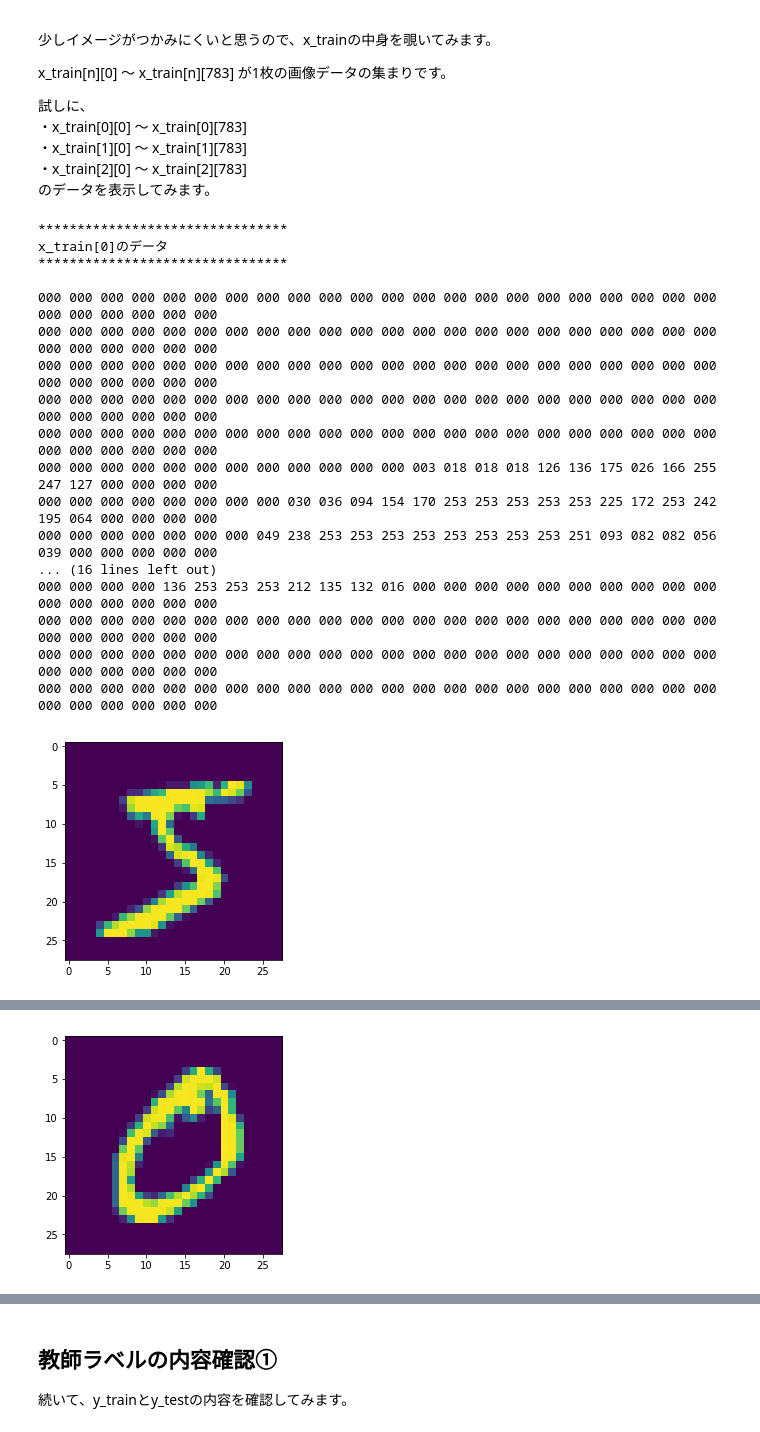
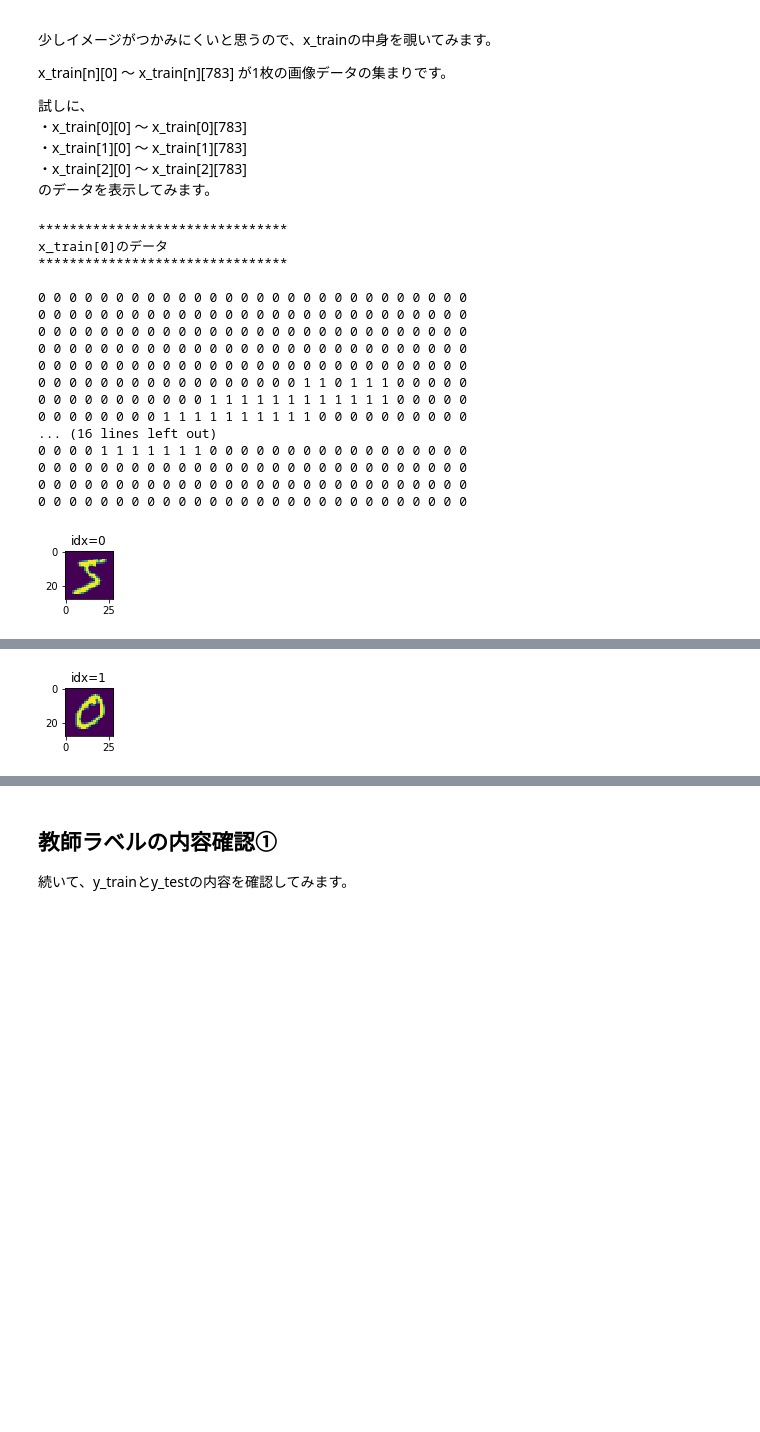
Before and after one commit to kurupical/keras_handson, a Jupyter notebook: handson_keras.ipynb, the cells around one changed output, grey strips where cells are left out. Cells and saved outputs as stored; diff of their text form; code cells hidden in the pictures; blank space fills up the shorter version.

```diff
--- a/handson_keras.ipynb
+++ b/handson_keras.ipynb
@@ -36,0 +51,28 @@ x_testの形:(10000, 28, 28)
+# %%
+#############################################
+# 内容確認。ここは書かなくてOKです。
+#############################################
+# 学習とテストデータを閲覧する
+columns = 5
+rows = 1
+# 一行で複数の画像を描画する
+def display_thumb_line(x_data_set, sample_index):
+    fig=plt.figure(figsize=(5, 5))
+    n_sample = min(len(sample_index), (columns * rows))
+    for idx in range(n_sample):
+        fig.add_subplot(rows, columns, idx + 1)
+        plt.imshow(x_data_set[sample_index[idx]])
+        plt.title("idx={0}".format(sample_index[idx]))
+    plt.show()
+
+print("********************************")
+print("TRAIN")
+print("********************************\n")
+for digit in range(10):
+    try:
+        sample_index = np.argwhere(y_train == digit)
+    except ValueError:
+        sample_index = []
+    sample_index = sample_index.reshape(-1)
+    if (len(sample_index) > 0):
+        display_thumb_line(x_train, sample_index)
@@ -66,44 +151,42 @@ x_train[n][0] 〜 x_train[n][783] が1枚の画像データの集まりです。
 ・x_train[2][0] 〜 x_train[2][783]<br>
 のデータを表示してみます。<br>
 # %%
-# 内容確認。ここは書かなくてOKです
-import numpy as np
-import matplotlib.pyplot as plt
-
-for i in range(3):
+#############################################
+# 内容確認。ここは書かなくてOKです。
+#############################################
+for i in range(2):
     print("********************************")
     print("x_train[{}]のデータ".format(i))
     print("********************************\n")
 
     for j in range(28):
         w_str = ""
         for k in range(28):
-            w_str2 = "{0:03d} ".format(int(x_train[i][28 * j + k] * 255))
+            #w_str2 = "{0:.2f} ".format(x_train[i][28 * j + k])
+            w_str2 = "{0:.0f} ".format(x_train[i][28 * j + k])
             w_str = w_str + w_str2
         print(w_str)
     print("\n")
-    img_px = x_train[i].reshape(28,28) * 255
-    plt.imshow(img_px)
-    plt.show()
+    display_thumb_line(x_train_org, [i])
 # %% [output]
 ********************************
 x_train[0]のデータ
 ********************************
 
-000 000 000 000 000 000 000 000 000 000 000 000 000 000 000 000 000 000 000 000 000 000 000 000 000 000 000 000
-000 000 000 000 000 000 000 000 000 000 000 000 000 000 000 000 000 000 000 000 000 000 000 000 000 000 000 000
-000 000 000 000 000 000 000 000 000 000 000 000 000 000 000 000 000 000 000 000 000 000 000 000 000 000 000 000
-000 000 000 000 000 000 000 000 000 000 000 000 000 000 000 000 000 000 000 000 000 000 000 000 000 000 000 000
-000 000 000 000 000 000 000 000 000 000 000 000 000 000 000 000 000 000 000 000 000 000 000 000 000 000 000 000
-000 000 000 000 000 000 000 000 000 000 000 000 003 018 018 018 126 136 175 026 166 255 247 127 000 000 000 000
-000 000 000 000 000 000 000 000 030 036 094 154 170 253 253 253 253 253 225 172 253 242 195 064 000 000 000 000
-000 000 000 000 000 000 000 049 238 253 253 253 253 253 253 253 253 251 093 082 082 056 039 000 000 000 000 000
+0 0 0 0 0 0 0 0 0 0 0 0 0 0 0 0 0 0 0 0 0 0 0 0 0 0 0 0
+0 0 0 0 0 0 0 0 0 0 0 0 0 0 0 0 0 0 0 0 0 0 0 0 0 0 0 0
+0 0 0 0 0 0 0 0 0 0 0 0 0 0 0 0 0 0 0 0 0 0 0 0 0 0 0 0
+0 0 0 0 0 0 0 0 0 0 0 0 0 0 0 0 0 0 0 0 0 0 0 0 0 0 0 0
+0 0 0 0 0 0 0 0 0 0 0 0 0 0 0 0 0 0 0 0 0 0 0 0 0 0 0 0
+0 0 0 0 0 0 0 0 0 0 0 0 0 0 0 0 0 1 1 0 1 1 1 0 0 0 0 0
+0 0 0 0 0 0 0 0 0 0 0 1 1 1 1 1 1 1 1 1 1 1 1 0 0 0 0 0
+0 0 0 0 0 0 0 0 1 1 1 1 1 1 1 1 1 1 0 0 0 0 0 0 0 0 0 0
 ... (16 lines left out)
-000 000 000 000 136 253 253 253 212 135 132 016 000 000 000 000 000 000 000 000 000 000 000 000 000 000 000 000
-000 000 000 000 000 000 000 000 000 000 000 000 000 000 000 000 000 000 000 000 000 000 000 000 000 000 000 000
-000 000 000 000 000 000 000 000 000 000 000 000 000 000 000 000 000 000 000 000 000 000 000 000 000 000 000 000
-000 000 000 000 000 000 000 000 000 000 000 000 000 000 000 000 000 000 000 000 000 000 000 000 000 000 000 000
+0 0 0 0 1 1 1 1 1 1 1 0 0 0 0 0 0 0 0 0 0 0 0 0 0 0 0 0
+0 0 0 0 0 0 0 0 0 0 0 0 0 0 0 0 0 0 0 0 0 0 0 0 0 0 0 0
+0 0 0 0 0 0 0 0 0 0 0 0 0 0 0 0 0 0 0 0 0 0 0 0 0 0 0 0
+0 0 0 0 0 0 0 0 0 0 0 0 0 0 0 0 0 0 0 0 0 0 0 0 0 0 0 0
-[figure, old version]
+[figure, new version]
 ********************************
 x_train[1]のデータ
 ********************************
@@ -124 +207 @@ x_train[1]のデータ
-[figure, old version]
+[figure, new version]
```
Also changed, not shown: parts of 17 cells of this notebook.
